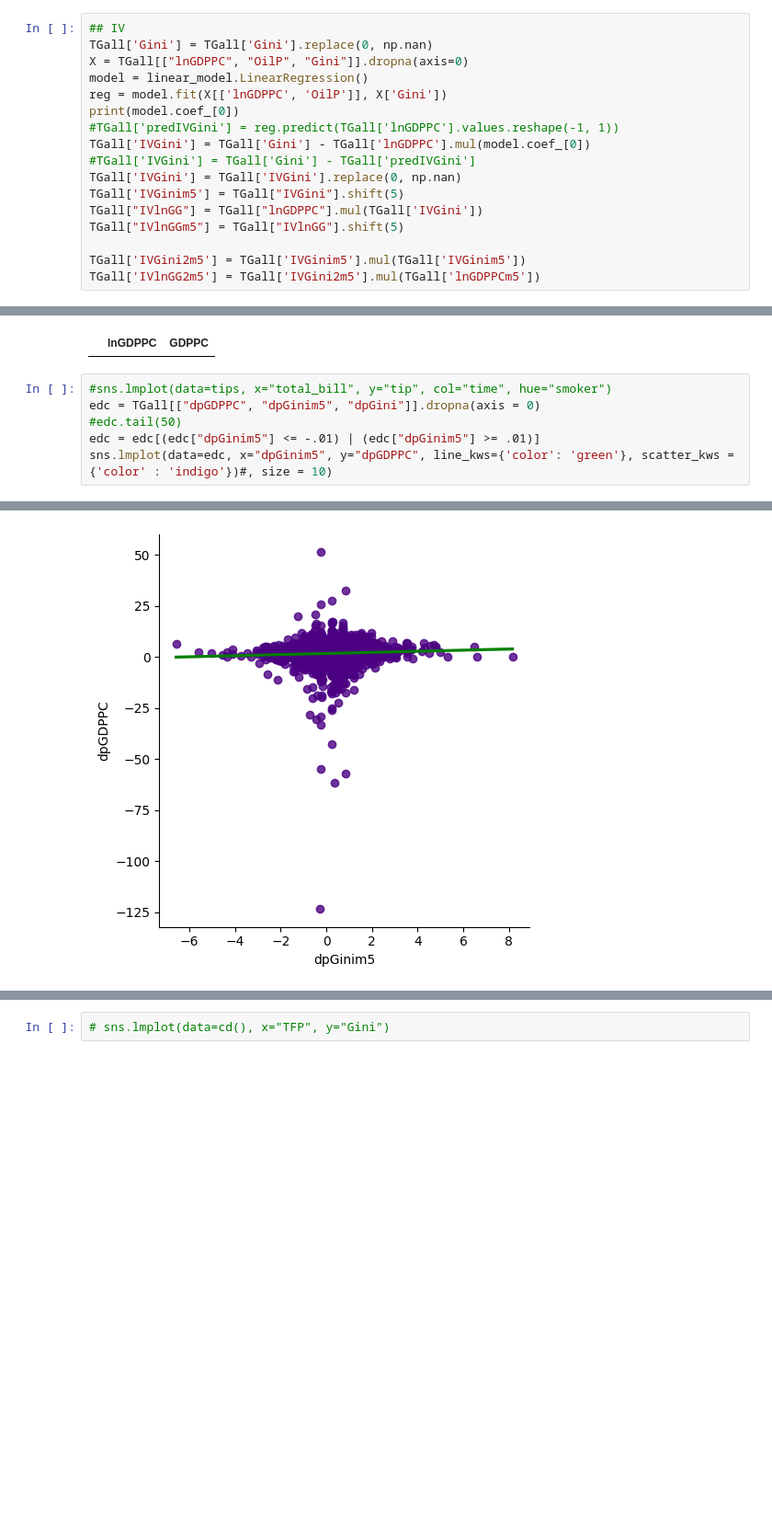
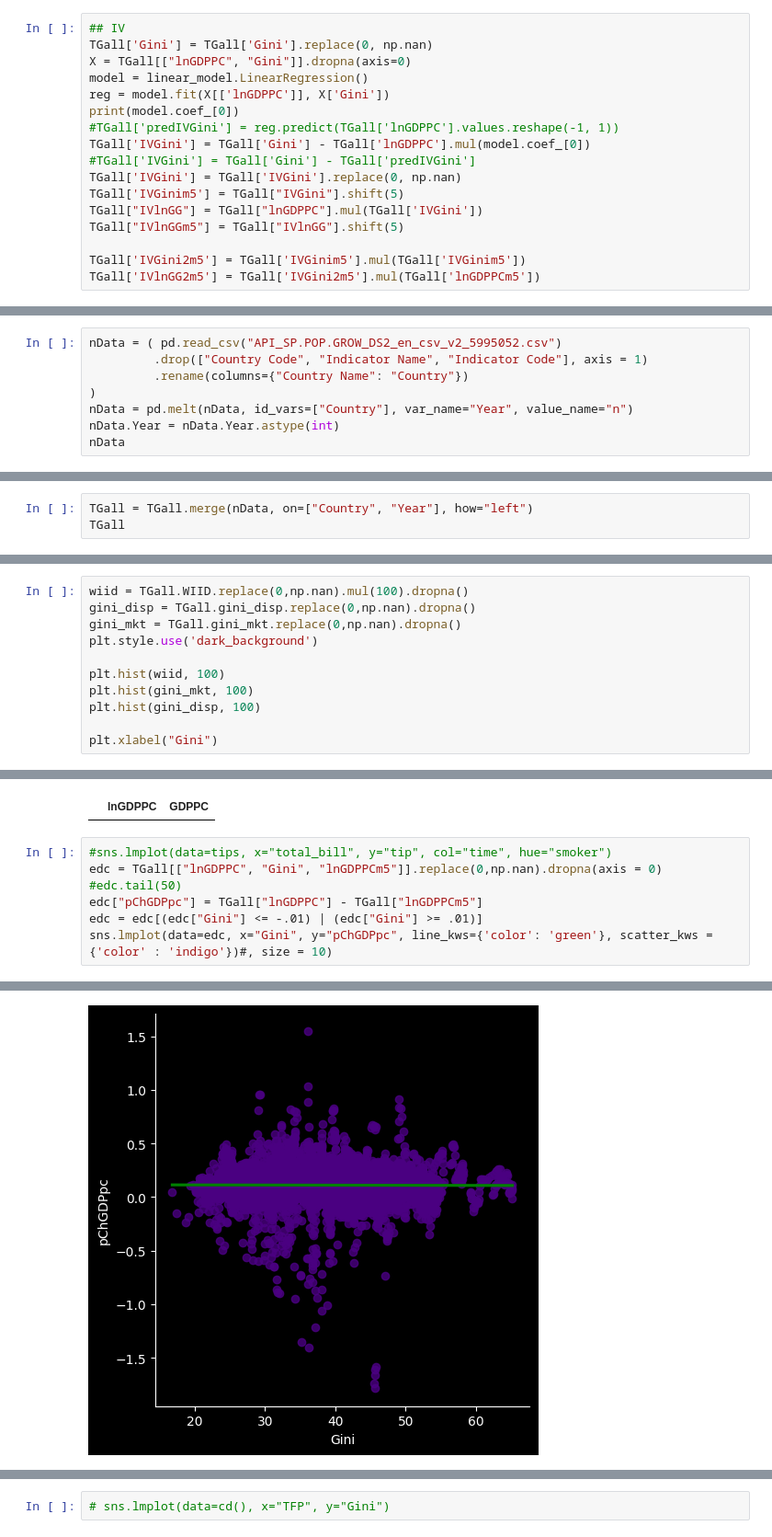
Before and after one commit to JTayMilli/GonGrowth, a Jupyter notebook: Data Processing.ipynb, the cells around one changed output, grey strips where cells are left out. Shown at 92% size. Cells and saved outputs as stored; diff of their text form; blank space fills up the shorter version.

```diff
--- a/Data Processing.ipynb
+++ b/Data Processing.ipynb
@@ -351,9 +344,9 @@ TGall['OilP'] = TGall['Oil'].mul(TGall['Price'])
 # %%
 ## IV
 TGall['Gini'] = TGall['Gini'].replace(0, np.nan)
-X = TGall[["lnGDPPC", "OilP", "Gini"]].dropna(axis=0)
+X = TGall[["lnGDPPC", "Gini"]].dropna(axis=0)
 model = linear_model.LinearRegression()
-reg = model.fit(X[['lnGDPPC', 'OilP']], X['Gini'])
+reg = model.fit(X[['lnGDPPC']], X['Gini'])
 print(model.coef_[0])
 #TGall['predIVGini'] = reg.predict(TGall['lnGDPPC'].values.reshape(-1, 1))
 TGall['IVGini'] = TGall['Gini'] - TGall['lnGDPPC'].mul(model.coef_[0])
@@ -379,3 +372,11 @@ TMITR = (TMITR[TMITR["TAX"] == "TOP_TRATE"]
         .rename(columns = {"Value" : "TMITR2"})
         .replace({'United States' : 'USA'}))
 TGall = TGall.merge(TMITR, on = ['Country', 'Year'], how = 'left')
+# %%
+nData = ( pd.read_csv("API_SP.POP.GROW_DS2_en_csv_v2_5995052.csv")
+         .drop(["Country Code", "Indicator Name", "Indicator Code"], axis = 1)
+         .rename(columns={"Country Name": "Country"})
+)
+nData = pd.melt(nData, id_vars=["Country"], var_name="Year", value_name="n")
+nData.Year = nData.Year.astype(int)
+nData
@@ -381,0 +397,3 @@ TGall = TGall.merge(TMITR, on = ['Country', 'Year'], how = 'left')
+# %%
+TGall = TGall.merge(nData, on=["Country", "Year"], how="left")
+TGall
@@ -456,0 +506,11 @@ len(tfp_gini["Country"].unique())
+# %%
+wiid = TGall.WIID.replace(0,np.nan).mul(100).dropna()
+gini_disp = TGall.gini_disp.replace(0,np.nan).dropna()
+gini_mkt = TGall.gini_mkt.replace(0,np.nan).dropna()
+plt.style.use('dark_background')
+
+plt.hist(wiid, 100)
+plt.hist(gini_mkt, 100)
+plt.hist(gini_disp, 100)
+
+plt.xlabel("Gini")
@@ -493,13 +556,14 @@ temp.loc[temp["lnGDPPC"] == float('-inf')]
 |  | lnGDPPC | GDPPC |
 # %%
 #sns.lmplot(data=tips, x="total_bill", y="tip", col="time", hue="smoker")
-edc = TGall[["dpGDPPC", "dpGinim5", "dpGini"]].dropna(axis = 0)
+edc = TGall[["lnGDPPC", "Gini", "lnGDPPCm5"]].replace(0,np.nan).dropna(axis = 0)
 #edc.tail(50)
-edc = edc[(edc["dpGinim5"] <= -.01) | (edc["dpGinim5"] >= .01)]
-sns.lmplot(data=edc, x="dpGinim5", y="dpGDPPC", line_kws={'color': 'green'}, scatter_kws = {'color' : 'indigo'})#, size = 10)
+edc["pChGDPpc"] = TGall["lnGDPPC"] - TGall["lnGDPPCm5"]
+edc = edc[(edc["Gini"] <= -.01) | (edc["Gini"] >= .01)]
+sns.lmplot(data=edc, x="Gini", y="pChGDPpc", line_kws={'color': 'green'}, scatter_kws = {'color' : 'indigo'})#, size = 10)
 # %% [output]
 <seaborn.axisgrid.FacetGrid at 0x...>
-[figure, old version]
+[figure, new version]
 # %%
 sns.lmplot(data=TGC(["dpTFP", "Gini"]), x="dpTFP", y="Gini", order = 3, line_kws={'color': 'orange'}, scatter_kws = {'color' : 'purple'})#, size = 10)
 # %% [output]
```
Also changed, not shown: parts of 29 cells of this notebook, 14 other files.
